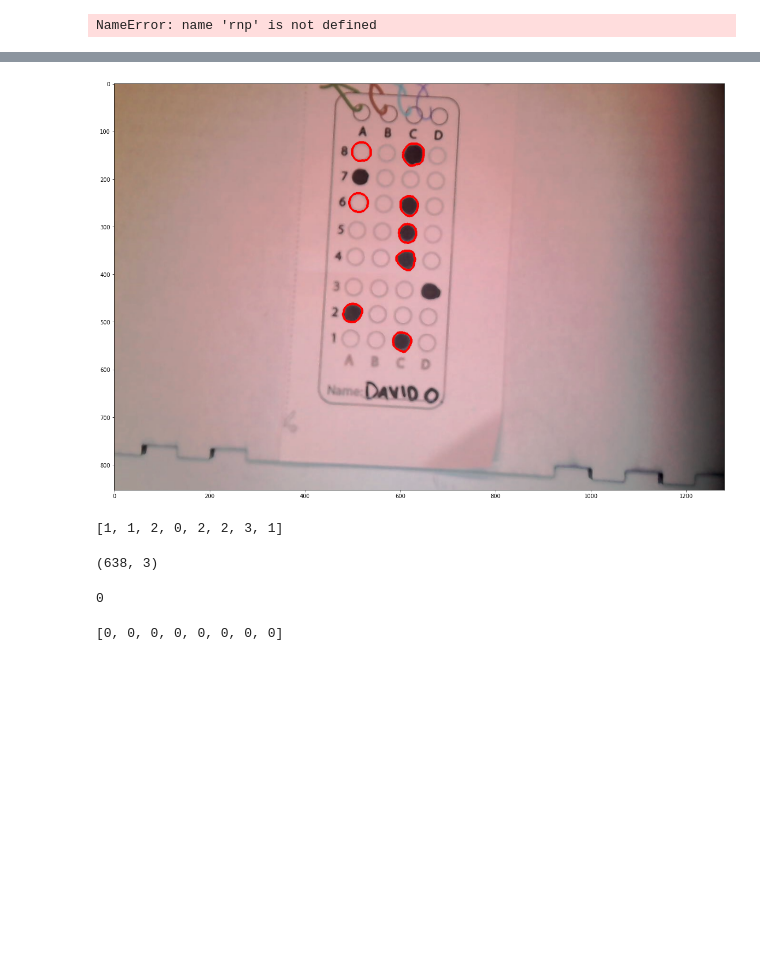
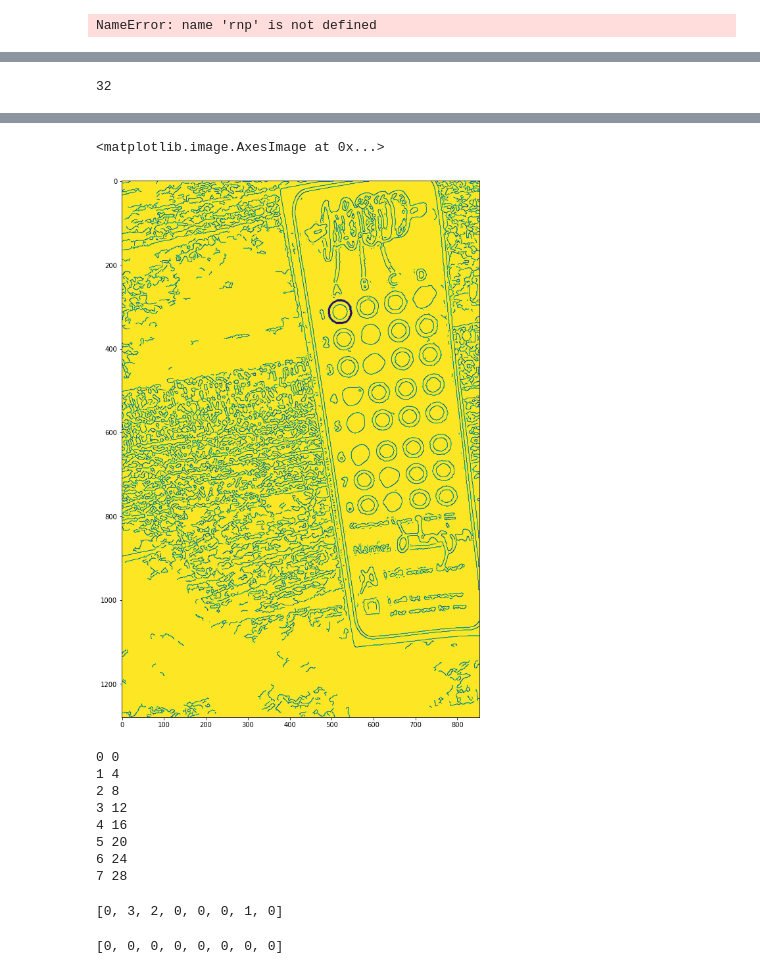
Before and after one commit to DavidGoedicke/DigitalWeaving, a Jupyter notebook: python/Scantron_Reader.ipynb, the cells around one changed output, grey strips where cells are left out. Saved outputs shown, nothing was run; the diff lists cells and outputs as text; code cells hidden in the pictures; blank space fills up the shorter version.

```diff
--- a/python/Scantron_Reader.ipynb
+++ b/python/Scantron_Reader.ipynb
@@ -65,8 +70,8 @@ plt.imshow(edged)
 # %%
 kernel = np.ones((3,3),np.uint8)
 #erosion = cv2.erode(edged,kernel,iterations = 2)
-#dilation = cv2.dilate(edged,kernel,iterations = 1)
-#closing = cv2.morphologyEx(edged, cv2.MORPH_CLOSE, kernel)
+dilation = cv2.dilate(edged,kernel,iterations = 1)
+closing = cv2.morphologyEx(dilation, cv2.MORPH_CLOSE, kernel)
 
 #edged_closed = edged.copy() | closing
 plt.imshow(dilation)
@@ -149,5 +184,5 @@ plt.imshow(image2)
 # %%
-def sort_contours(cnts, method):
+def sort_contours(cnts_to_sort, method):
 	# initialize the reverse flag and sort index
 	reverse = False
 	i = 0
@@ -160,17 +195,17 @@ def sort_contours(cnts, method):
 		i = 1
 	# construct the list of bounding boxes and sort them from top to
 	# bottom
-	boundingBoxes = [cv2.boundingRect(c) for c in cnts]
-	(cnts, boundingBoxes) = zip(*sorted(zip(cnts, boundingBoxes),
+	boundingBoxes = [cv2.boundingRect(c) for c in cnts_to_sort]
+	(cnts_to_sort, boundingBoxes) = zip(*sorted(zip(cnts_to_sort, boundingBoxes),
 		key=lambda b:b[1][i], reverse=reverse))
 	# return the list of sorted contours and bounding boxes
-	return (cnts, boundingBoxes)
+	return (cnts_to_sort, boundingBoxes)
 # %%
 # Sort question circles from top to bottom
-questionCnts = sort_contours(questionCnts, "top-to-bottom")[0]
+sorted_questionCnts = sort_contours(questionCnts, "top-to-bottom")[0]
 
 thresh_img = thresh.copy()
-cv2.drawContours(thresh_img, questionCnts, -1, (0, 0, 0), 2)
-plt.imshow(thresh_img)
+cv2.drawContours(image2, sorted_questionCnts[0], -1, (255, 0, 0), 2)
+plt.imshow(image2)
 # %% [output]
 <matplotlib.image.AxesImage at 0x...>
@@ -178,26 +213,33 @@ plt.imshow(thresh_img)
+# %%
+len(sorted_questionCnts)
+# %% [output]
+32
 # %%
 image3 = image.copy()
 
 # Output Structure
 circled_answer = []
 
-for (q, i) in enumerate(np.arange(0, len(questionCnts), num_choices)):
-    # sort the contours for the current question from
-    # left to right, then initialize the index of the
-    # bubbled answer
-    cnts = sort_contours(questionCnts[i:i + num_choices], "left-to-right")[0]
-    #print(cnts_tmp)
-    bubbled = None
+sorted_questionCnts = sort_contours(questionCnts, "left-to-right")[0]
+
+for (q, i) in enumerate(np.arange(0, len(sorted_questionCnts), num_choices)):
+    print("traversing q = " + str(q))
+    #initialize the index of the bubbled answer
+    bubbled = (0, -1)
 
 #     cv2.drawContours(image3, cnts, -1, 255, -1)
 #     plt.imshow(image3)
 
+    start_index = q * 4
+    end_index = start_index+4
+
+    #response_row = sort_contours(sorted_questionCnts[i:i + num_choices], "left-to-right")[0]
 
     # loop over the sorted contours
-    for (j, c) in enumerate(cnts):
+    for (j, c) in enumerate(sorted_questionCnts[i:i + num_choices]):
         # construct a mask that reveals only the current
         # "bubble" for the question
-        #print("j: " + str(j))
+        print("j: " + str(j))
         mask = np.zeros(thresh.shape, dtype="uint8")
         cv2.drawContours(mask, [c], -1, 255, -1)
 
@@ -211,15 +253,15 @@ for (q, i) in enumerate(np.arange(0, len(questionCnts), num_choices)):
         # if the current total has a larger number of total
         # non-zero pixels, then we are examining the currently
         # bubbled-in answer
-        if bubbled is None or total > bubbled[0]:
-#             print("updated bubbled")
-#             print(total)
-#             print(j)
+        if total > bubbled[0]:
+            print("updated bubbled to row: " + str(q) + " and col: " + str(j))
+            print(total)
 
             bubbled = (total, j)
             #print(len(bubbled))
-    print(bubbled)
+    #print(bubbled)
     circled_answer.append(bubbled[1])
-    cv2.drawContours(image3, [cnts[bubbled[1]]], -1, (255, 0, 0), 3)
-    plt.imshow(image3)
+
+cv2.drawContours(thresh, [sorted_questionCnts[bubbled[1]]], -1, (0, 0, 0), 3)
+plt.imshow(thresh)
 # %% [output]
@@ -234,16 +285,23 @@ for (q, i) in enumerate(np.arange(0, len(questionCnts), num_choices)):
+<matplotlib.image.AxesImage at 0x...>
-[figure, old version]
+[figure, new version]
 # %%
-print(circled_answer)
+for (q, i) in enumerate(np.arange(0, len(questionCnts), num_choices)):
+    print(q, i)
 # %% [output]
-[1, 1, 2, 0, 2, 2, 3, 1]
+0 0
+1 4
+2 8
+3 12
+4 16
+5 20
+6 24
+7 28
 # %%
-bubbled
+bubbled = (0, -1)
-# %% [output]
-(638, 3)
 # %%
-randint(0, 3)
+circled_answer
 # %% [output]
-0
+[0, 3, 2, 0, 0, 0, 1, 0]
 # %%
 def response_safeguard(response):
 
```
Also changed, not shown: parts of 13 cells of this notebook, 5 other files.
